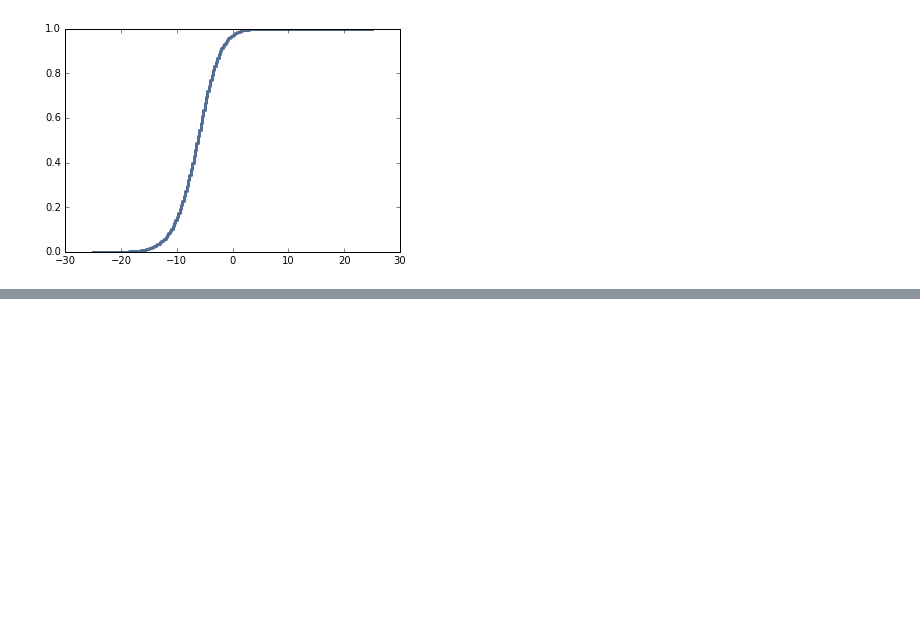
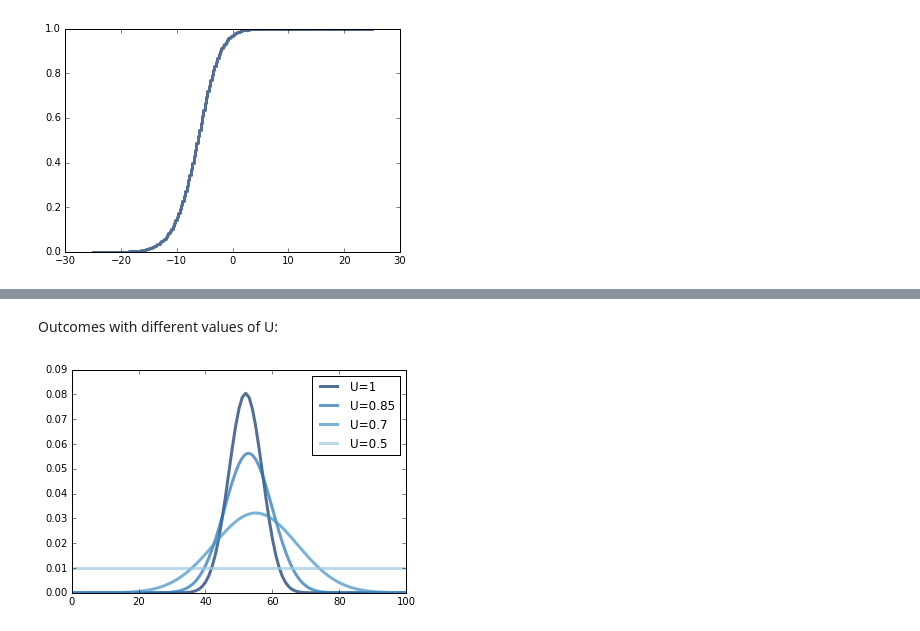
Before and after one commit to umadesai/ThinkBayes2, a Jupyter notebook: code/Report-03.ipynb, the cells around one changed output, grey strips where cells are left out. Saved outputs shown, nothing was run; the diff lists cells and outputs as text; code cells hidden in the pictures; blank space fills up the shorter version.

```diff
--- a/code/Report-03.ipynb
+++ b/code/Report-03.ipynb
@@ -163,0 +211,16 @@ thinkplot.Cdf(sigma_difference.MakeCdf())
+# %% [markdown]
+Outcomes with different values of U:
+# %%
+def changeU(U):
+    suite = CoffeeEstimations(range(0, 101), U=U)
+    dataset = 52, 100
+    suite.Update(dataset)
+    thinkplot.Pdf(suite, label='U=%g' % U)
+
+changeU(1)
+changeU(0.85)
+changeU(0.7)
+changeU(0.5)
+thinkplot.config(legend=True)
+# %% [output]
+[figure, added]
```
Also changed, not shown: parts of 34 cells of this notebook.
